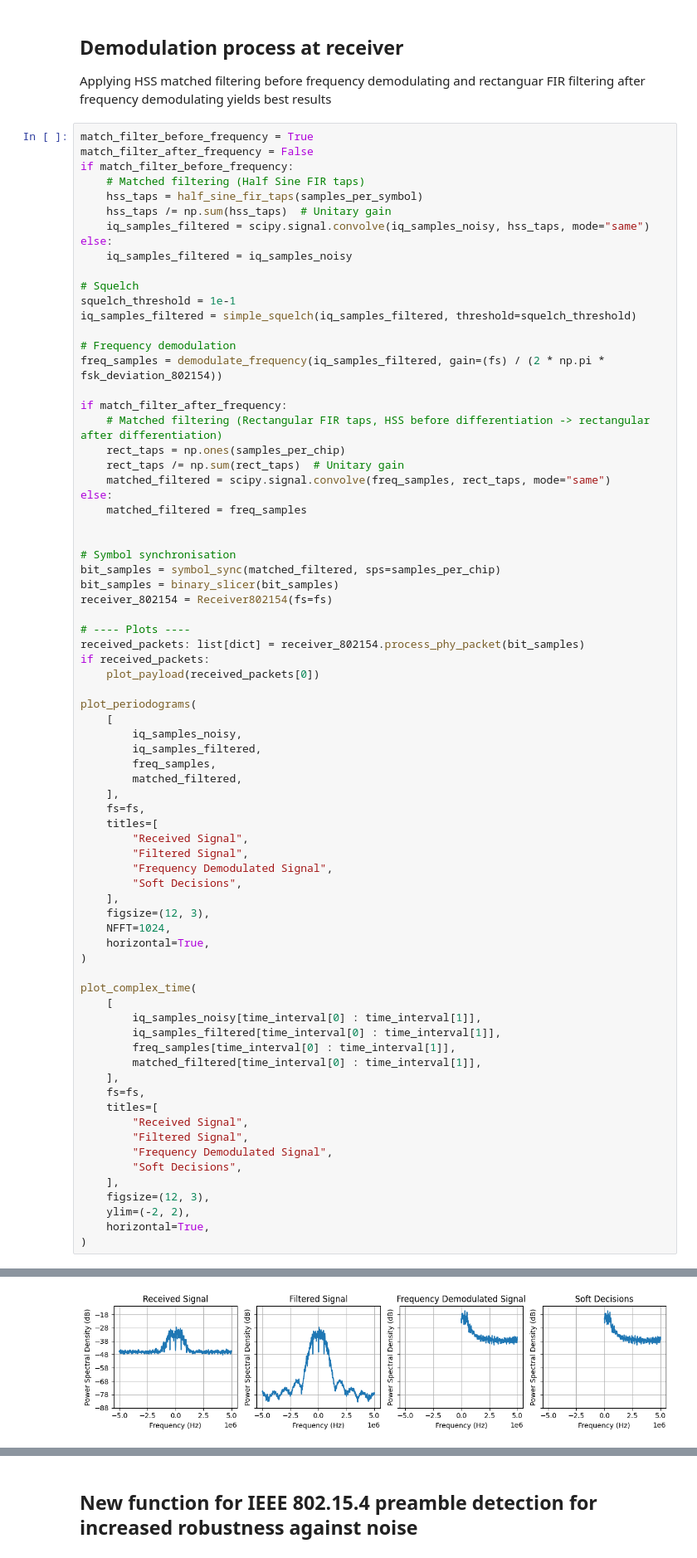
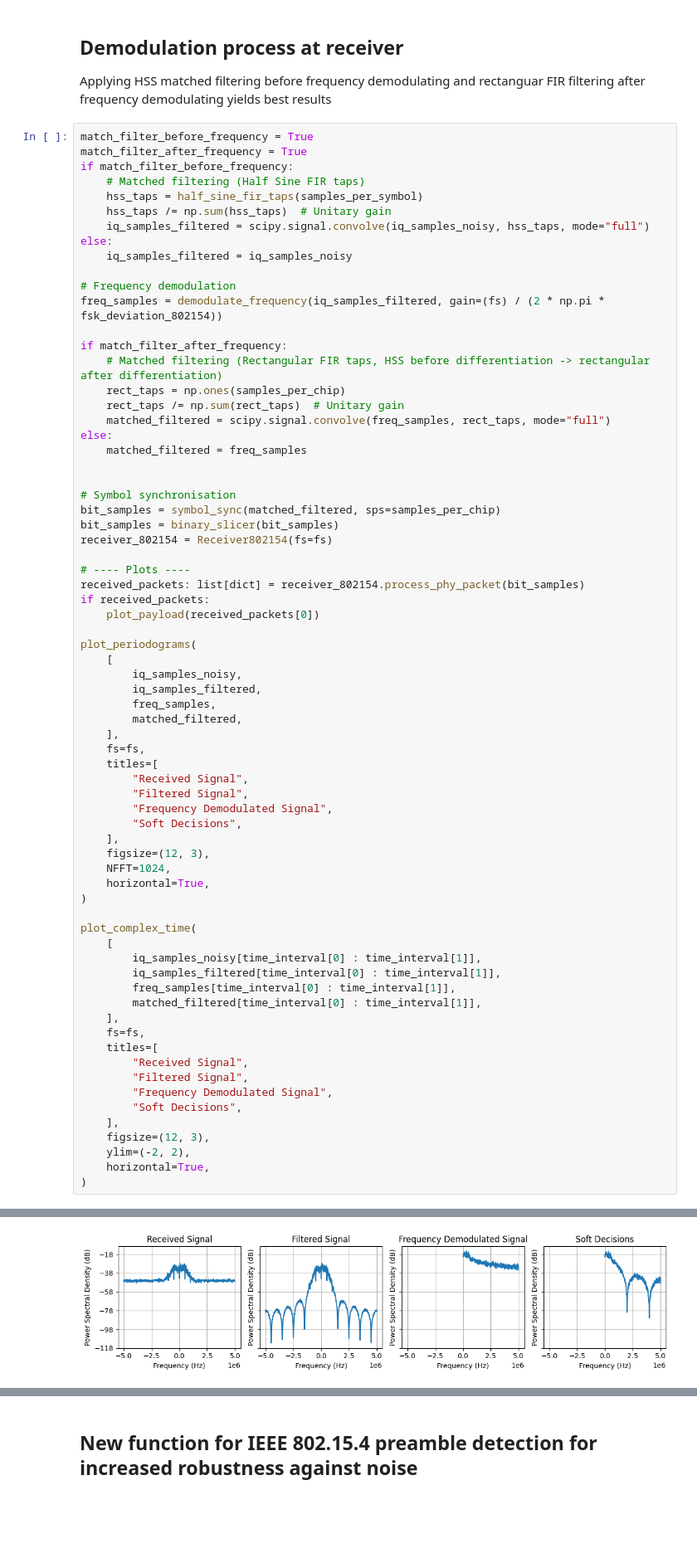
Before and after one commit to SDMote/SDR_projects, a Jupyter notebook: python_phy/802154_matched_filter_prototype.ipynb, the cells around one changed output, grey strips where cells are left out. Shown at 83% size. Cells and saved outputs as stored; diff of their text form; blank space fills up the shorter version.

```diff
--- a/python_phy/802154_matched_filter_prototype.ipynb
+++ b/python_phy/802154_matched_filter_prototype.ipynb
@@ -53,18 +53,14 @@ plot_complex_time(
 Applying HSS matched filtering before frequency demodulating and rectanguar FIR filtering after frequency demodulating yields best results
 # %%
 match_filter_before_frequency = True
-match_filter_after_frequency = False
+match_filter_after_frequency = True
 if match_filter_before_frequency:
     # Matched filtering (Half Sine FIR taps)
     hss_taps = half_sine_fir_taps(samples_per_symbol)
     hss_taps /= np.sum(hss_taps)  # Unitary gain
-    iq_samples_filtered = scipy.signal.convolve(iq_samples_noisy, hss_taps, mode="same")
+    iq_samples_filtered = scipy.signal.convolve(iq_samples_noisy, hss_taps, mode="full")
 else:
     iq_samples_filtered = iq_samples_noisy
-
-# Squelch
-squelch_threshold = 1e-1
-iq_samples_filtered = simple_squelch(iq_samples_filtered, threshold=squelch_threshold)
 
 # Frequency demodulation
 freq_samples = demodulate_frequency(iq_samples_filtered, gain=(fs) / (2 * np.pi * fsk_deviation_802154))
@@ -73,7 +69,7 @@ if match_filter_after_frequency:
     # Matched filtering (Rectangular FIR taps, HSS before differentiation -> rectangular after differentiation)
     rect_taps = np.ones(samples_per_chip)
     rect_taps /= np.sum(rect_taps)  # Unitary gain
-    matched_filtered = scipy.signal.convolve(freq_samples, rect_taps, mode="same")
+    matched_filtered = scipy.signal.convolve(freq_samples, rect_taps, mode="full")
 else:
     matched_filtered = freq_samples
 
@@ -100,31 +96,31 @@ plot_periodograms(
         "Received Signal",
         "Filtered Signal",
         "Frequency Demodulated Signal",
         "Soft Decisions",
     ],
     figsize=(12, 3),
     NFFT=1024,
     horizontal=True,
 )
 
 plot_complex_time(
     [
         iq_samples_noisy[time_interval[0] : time_interval[1]],
         iq_samples_filtered[time_interval[0] : time_interval[1]],
         freq_samples[time_interval[0] : time_interval[1]],
         matched_filtered[time_interval[0] : time_interval[1]],
     ],
     fs=fs,
     titles=[
         "Received Signal",
         "Filtered Signal",
         "Frequency Demodulated Signal",
         "Soft Decisions",
     ],
     figsize=(12, 3),
     ylim=(-2, 2),
     horizontal=True,
 )
 # %% [output]
 [figure]
-[figure, old version]
+[figure, new version]
```
Also changed, not shown: parts of 7 cells of this notebook, 4 other files.
